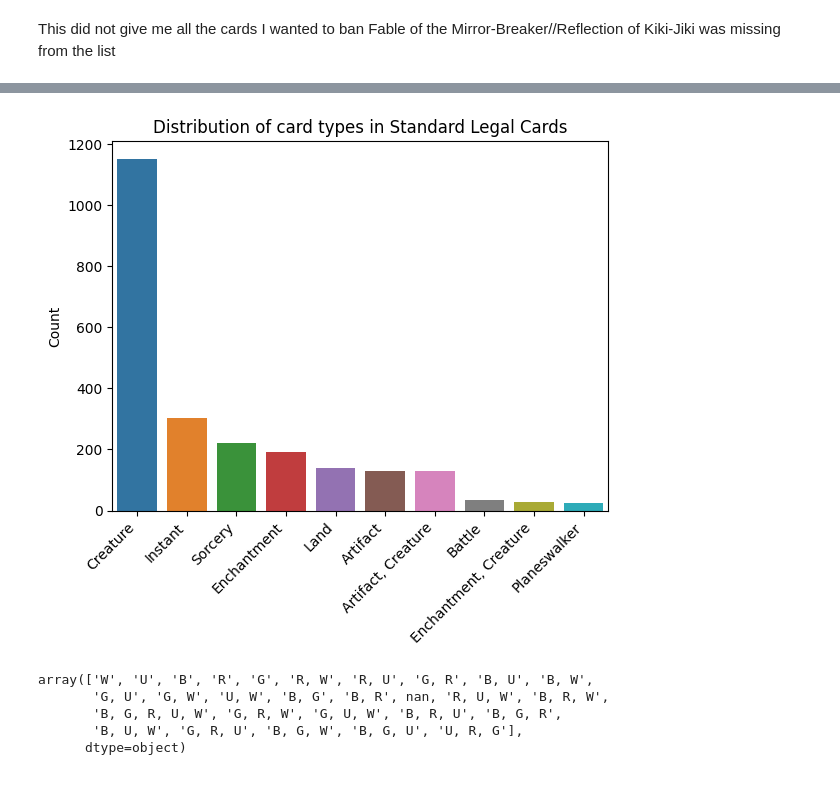
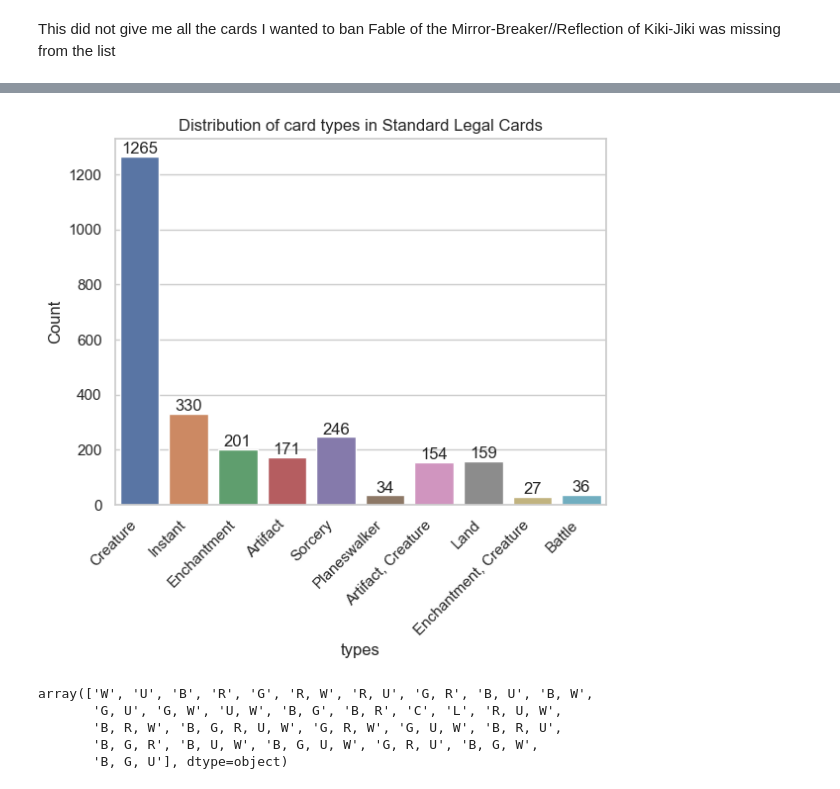
Before and after one commit to LouisHH0203/pet_projects, a Jupyter notebook: mtg_analysis.ipynb, the cells around one changed output, grey strips where cells are left out. Saved outputs shown, nothing was run; the diff lists cells and outputs as text; code cells hidden in the pictures.

```diff
--- a/mtg_analysis.ipynb
+++ b/mtg_analysis.ipynb
@@ -46,7 +30,7 @@ cards_df.columns.to_list()
 # %%
 # Trim down the columns
 cards_df = cards_df[['name', 'types', 'colors','power',
-          'toughness', 'manaCost','manaValue', 'rarity',  'setCode', 'uuid', 'isReprint']]
+          'toughness', 'manaCost','manaValue', 'rarity',  'setCode', 'uuid']]
 # %%
 # import price data
 price_df = pd.read_csv('data_files/cardPrices.csv')
@@ -187,7 +139,7 @@ mom_cards.head(5)
 # Using a for loop to drop all duplicates in all standard legal sets
 
 # Legal Sets
-standard_legal = ['MID', 'VOW', 'NEO', 'SNC', 'DMU', 'BRO', 'MOM', 'MAT', 'WOE']
+standard_legal = ['MID', 'VOW', 'NEO', 'SNC', 'DMU', 'BRO', 'ONE', 'MOM', 'MAT', 'WOE']
 
 # Empty Data Frame
 standard_cards_df = pd.DataFrame()
@@ -277,24 +237,22 @@ plt.show()
 # %%
 # Count of card types
-
-type_counts = standard_legal_df['types'].value_counts()
-
-sns.barplot(x=type_counts.index, y=type_counts.values)
+ax = sns.countplot(x='types', data=standard_legal_df)
+ax.bar_label(ax.containers[0])
 plt.ylabel('Count')
 plt.title('Distribution of card types in Standard Legal Cards')
 plt.xticks(rotation=45, ha='right')
 plt.show()
 # %% [output]
-[figure, old version]
+[figure, new version]
 # %%
 # Distirbution of Colors, nan color?
 standard_legal_df['colors'].unique()
 # %% [output]
 array(['W', 'U', 'B', 'R', 'G', 'R, W', 'R, U', 'G, R', 'B, U', 'B, W',
-       'G, U', 'G, W', 'U, W', 'B, G', 'B, R', nan, 'R, U, W', 'B, R, W',
-       'B, G, R, U, W', 'G, R, W', 'G, U, W', 'B, R, U', 'B, G, R',
-       'B, U, W', 'G, R, U', 'B, G, W', 'B, G, U', 'U, R, G'],
-      dtype=object)
+       'G, U', 'G, W', 'U, W', 'B, G', 'B, R', 'C', 'L', 'R, U, W',
+       'B, R, W', 'B, G, R, U, W', 'G, R, W', 'G, U, W', 'B, R, U',
+       'B, G, R', 'B, U, W', 'B, G, U, W', 'G, R, U', 'B, G, W',
+       'B, G, U'], dtype=object)
 # %%
 # Nan color seems to be colorless cards and lands
 null_color_df = standard_legal_df[standard_legal_df['colors'].isnull()]
```
Also changed, not shown: parts of 35 cells of this notebook.
